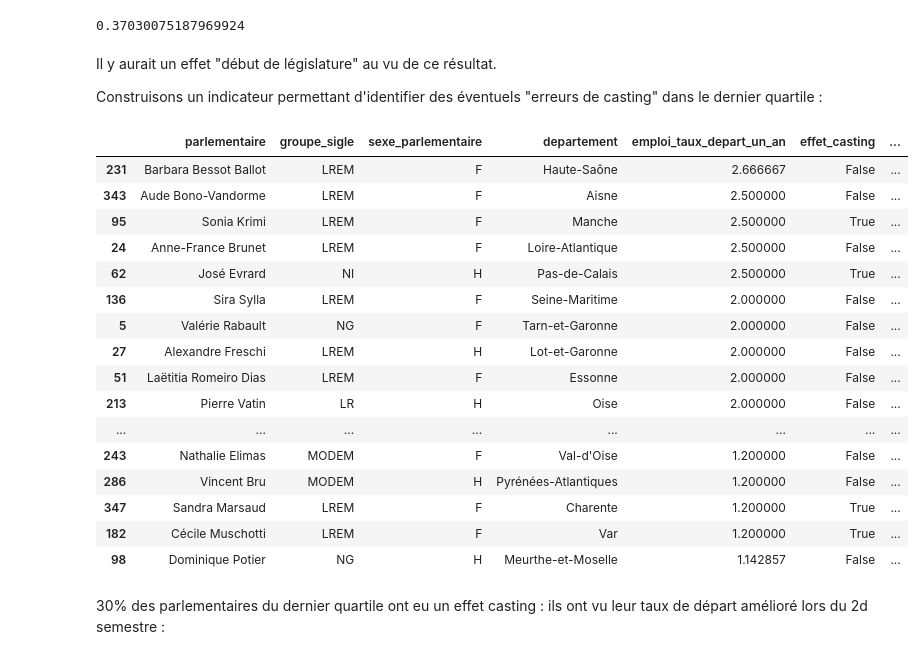
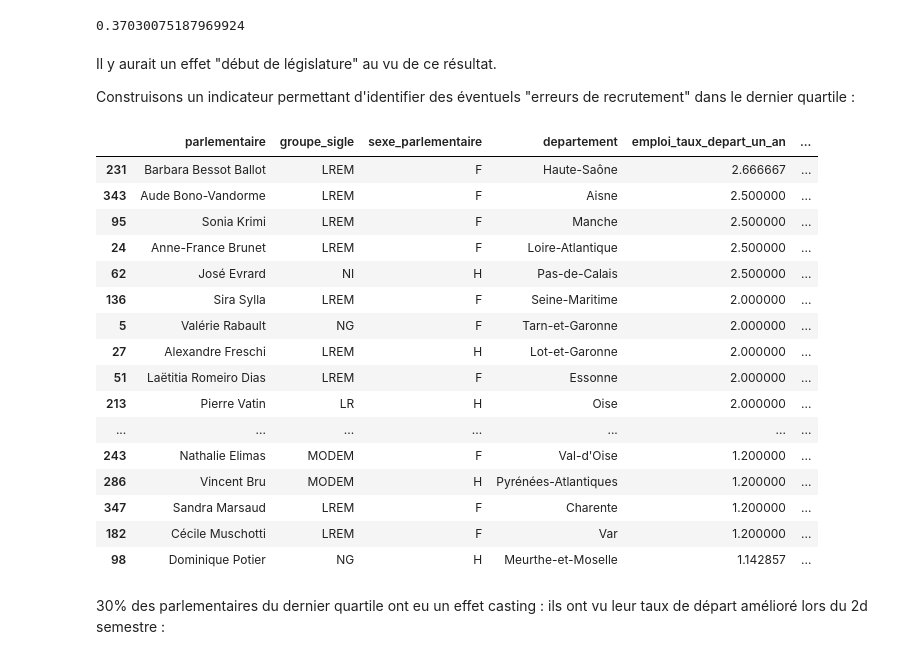
Before and after one commit to regardscitoyens/Collaborateurs-Parlement, a Jupyter notebook: exploitations/turnover.ipynb, the cells around one changed output. Saved outputs shown, nothing was run; the diff lists cells and outputs as text; code cells hidden in the pictures.

Commit message:
Petites corrections + sorties de chiffres pour l'article de RC

```diff
--- a/exploitations/turnover.ipynb
+++ b/exploitations/turnover.ipynb
@@ -612,32 +616,33 @@ sur les six premiers mois :
 # %% [markdown]
 Il y aurait un effet "début de législature" au vu de ce résultat.
 
-Construisons un indicateur permettant d'identifier des éventuels "erreurs de casting" dans le dernier quartile :
+Construisons un indicateur permettant d'identifier des éventuels "erreurs de recrutement" dans le dernier quartile :
 # %%
 #Pas de infini ou de division par zero
 duree_collaborateurs["emploi_taux_depart_six_mois"] += 0.00000001
-duree_collaborateurs["indicateur_casting"] = duree_collaborateurs["emploi_taux_depart_six_premiers_mois"] / duree_collaborateurs["emploi_taux_depart_six_mois"]
-duree_collaborateurs["effet_casting"] = (duree_collaborateurs["indicateur_casting"] > 2)
+duree_collaborateurs["indicateur_recrutement_debut"] = duree_collaborateurs["emploi_taux_depart_six_premiers_mois"] / duree_collaborateurs["emploi_taux_depart_six_mois"]
+duree_collaborateurs["erreur_recrutements"] = (duree_collaborateurs["indicateur_recrutement_debut"] > 2)
 # %%
-duree_collaborateurs.sort_values(['emploi_taux_depart_un_an',"emploi_taux_depart_six_mois"], ascending=False)[["parlementaire", "groupe_sigle", "sexe_parlementaire" ,"departement", "emploi_taux_depart_un_an", 'effet_casting', "emploi_taux_depart_six_mois", "emploi_taux_depart_six_premiers_mois", 'emploi_rotation_un_an', "contrat_sortie_depuis_date_rotation_un_an", 'contrat_present_moyen']].head(50)
+top50 = duree_collaborateurs.sort_values(['emploi_taux_depart_un_an',"emploi_taux_depart_six_mois"], ascending=False)[["parlementaire", "groupe_sigle", "sexe_parlementaire" ,"departement", "emploi_taux_depart_un_an", 'erreur_recrutements', 'contrat_sortie_depuis_date_rotation_un_an', "emploi_taux_depart_six_mois", "emploi_taux_depart_six_premiers_mois", 'emploi_rotation_un_an', "contrat_sortie_depuis_date_rotation_un_an", 'contrat_present_moyen']].head(50)
+top50
 # %% [output]
-|  | parlementaire | groupe_sigle | sexe_parlementaire | departement | emploi_taux_depart_un_an | effet_casting | ... |
-| 231 | Barbara Bessot Ballot | LREM | F | Haute-Saône | 2.666667 | False | ... |
-| 343 | Aude Bono-Vandorme | LREM | F | Aisne | 2.500000 | False | ... |
-| 95 | Sonia Krimi | LREM | F | Manche | 2.500000 | True | ... |
-| 24 | Anne-France Brunet | LREM | F | Loire-Atlantique | 2.500000 | False | ... |
-| 62 | José Evrard | NI | H | Pas-de-Calais | 2.500000 | True | ... |
-| 136 | Sira Sylla | LREM | F | Seine-Maritime | 2.000000 | False | ... |
-| 5 | Valérie Rabault | NG | F | Tarn-et-Garonne | 2.000000 | False | ... |
-| 27 | Alexandre Freschi | LREM | H | Lot-et-Garonne | 2.000000 | False | ... |
-| 51 | Laëtitia Romeiro Dias | LREM | F | Essonne | 2.000000 | False | ... |
-| 213 | Pierre Vatin | LR | H | Oise | 2.000000 | False | ... |
-| ... | ... | ... | ... | ... | ... | ... | ... |
-| 243 | Nathalie Elimas | MODEM | F | Val-d'Oise | 1.200000 | False | ... |
-| 286 | Vincent Bru | MODEM | H | Pyrénées-Atlantiques | 1.200000 | False | ... |
-| 347 | Sandra Marsaud | LREM | F | Charente | 1.200000 | True | ... |
-| 182 | Cécile Muschotti | LREM | F | Var | 1.200000 | True | ... |
-| 98 | Dominique Potier | NG | H | Meurthe-et-Moselle | 1.142857 | False | ... |
+|  | parlementaire | groupe_sigle | sexe_parlementaire | departement | emploi_taux_depart_un_an | ... |
+| 231 | Barbara Bessot Ballot | LREM | F | Haute-Saône | 2.666667 | ... |
+| 343 | Aude Bono-Vandorme | LREM | F | Aisne | 2.500000 | ... |
+| 95 | Sonia Krimi | LREM | F | Manche | 2.500000 | ... |
+| 24 | Anne-France Brunet | LREM | F | Loire-Atlantique | 2.500000 | ... |
+| 62 | José Evrard | NI | H | Pas-de-Calais | 2.500000 | ... |
+| 136 | Sira Sylla | LREM | F | Seine-Maritime | 2.000000 | ... |
+| 5 | Valérie Rabault | NG | F | Tarn-et-Garonne | 2.000000 | ... |
+| 27 | Alexandre Freschi | LREM | H | Lot-et-Garonne | 2.000000 | ... |
+| 51 | Laëtitia Romeiro Dias | LREM | F | Essonne | 2.000000 | ... |
+| 213 | Pierre Vatin | LR | H | Oise | 2.000000 | ... |
+| ... | ... | ... | ... | ... | ... | ... |
+| 243 | Nathalie Elimas | MODEM | F | Val-d'Oise | 1.200000 | ... |
+| 286 | Vincent Bru | MODEM | H | Pyrénées-Atlantiques | 1.200000 | ... |
+| 347 | Sandra Marsaud | LREM | F | Charente | 1.200000 | ... |
+| 182 | Cécile Muschotti | LREM | F | Var | 1.200000 | ... |
+| 98 | Dominique Potier | NG | H | Meurthe-et-Moselle | 1.142857 | ... |
 # %% [markdown]
 30% des parlementaires du dernier quartile ont eu un effet casting : ils ont vu leur taux de départ amélioré lors du 2d semestre :
 # %%
```
Also changed, not shown: parts of 3 cells of this notebook.
